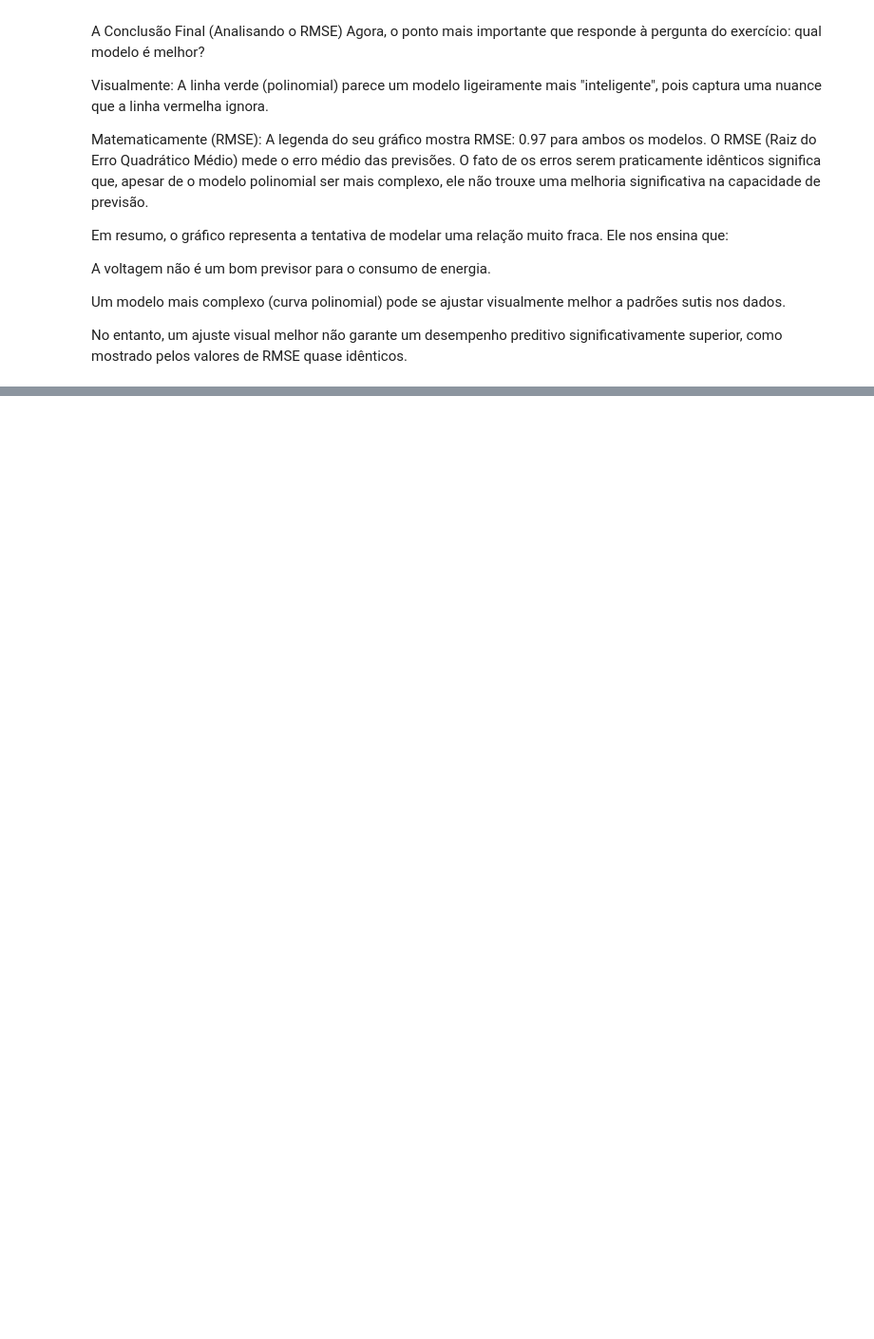
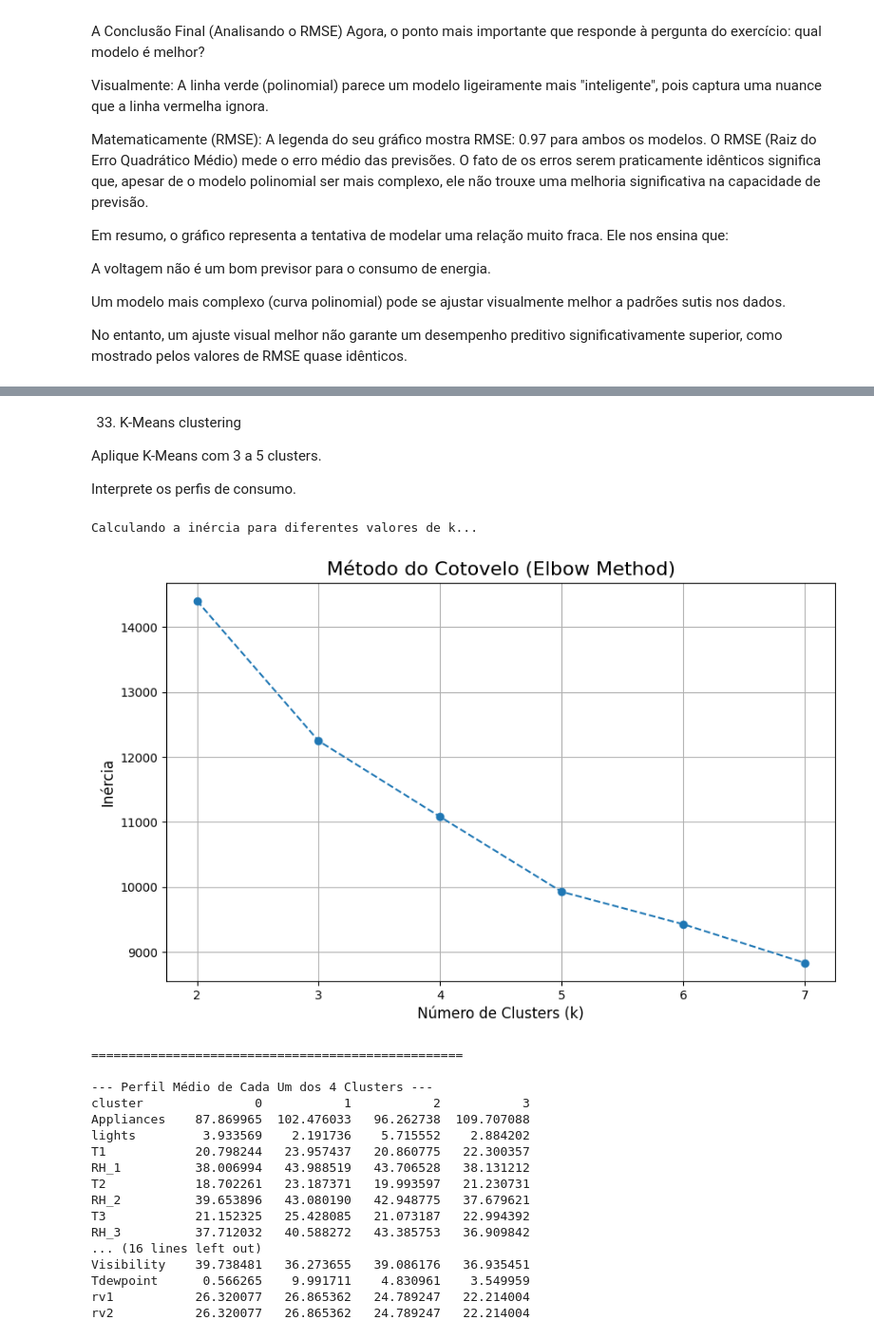
Before and after one commit to ArthurBispo00/CP1-Analise-de-dados-de-Energia, a Jupyter notebook: CP1_Analise_de_dados_de_Energia.ipynb, the cells around one changed output, grey strips where cells are left out. Shown at 95% size. Cells and saved outputs as stored; diff of their text form; code cells hidden in the pictures; blank space fills up the shorter version.

```diff
--- a/CP1_Analise_de_dados_de_Energia.ipynb
+++ b/CP1_Analise_de_dados_de_Energia.ipynb
@@ -1193,0 +1658,73 @@ No entanto, um ajuste visual melhor não garante um desempenho preditivo signifi
+# %% [markdown]
+33. K-Means clustering
+
+Aplique K-Means com 3 a 5 clusters.
+
+Interprete os perfis de consumo.
+# %%
+from sklearn.cluster import KMeans
+import matplotlib.pyplot as plt
+import seaborn as sns
+import pandas as pd
+
+# Os dados já foram normalizados na questão 29 em 'df_appliances_scaled'
+
+# --- 1. (Opcional, mas recomendado) Método do Cotovelo ---
+# Para escolher o melhor número de clusters (k)
+print("Calculando a inércia para diferentes valores de k...")
+inertia = []
+k_range = range(2, 8) # Vamos testar de 2 a 7 clusters
+
+for k in k_range:
+    kmeans = KMeans(n_clusters=k, random_state=42, n_init='auto', verbose=0)
+    kmeans.fit(df_appliances_scaled)
+    inertia.append(kmeans.inertia_)
+
+# Plotando o gráfico do cotovelo
+plt.figure(figsize=(10, 6))
+plt.plot(k_range, inertia, marker='o', linestyle='--')
+plt.title('Método do Cotovelo (Elbow Method)', fontsize=16)
+plt.xlabel('Número de Clusters (k)', fontsize=12)
+plt.ylabel('Inércia', fontsize=12)
+plt.grid(True)
+plt.show()
+
+
+# --- 2. Aplicar K-Means ---
+# O gráfico do cotovelo provavelmente mostrará um "cotovelo" em k=3 ou k=4.
+# Vamos escolher k=4 como um bom valor para a análise.
+chosen_k = 4
+kmeans_final = KMeans(n_clusters=chosen_k, random_state=42, n_init='auto')
+kmeans_final.fit(df_appliances_scaled)
+
+# Adiciona os rótulos do cluster ao DataFrame ORIGINAL (não-normalizado) para facilitar a interpretação
+df_appliances_clustered = df_appliances.copy()
+df_appliances_clustered['cluster'] = kmeans_final.labels_
+
+
+# --- 3. Interpretar os Perfis de Consumo ---
+print("\n" + "="*50 + "\n")
+print(f"--- Perfil Médio de Cada Um dos {chosen_k} Clusters ---")
+# Usamos .T para transpor a tabela e facilitar a leitura
+cluster_profiles = df_appliances_clustered.groupby('cluster').mean().T
+print(cluster_profiles)
+# %% [output]
+Calculando a inércia para diferentes valores de k...
+[figure, added]
+==================================================
+
+--- Perfil Médio de Cada Um dos 4 Clusters ---
+cluster               0           1           2           3
+Appliances    87.869965  102.476033   96.262738  109.707088
+lights         3.933569    2.191736    5.715552    2.884202
+T1            20.798244   23.957437   20.860775   22.300357
+RH_1          38.006994   43.988519   43.706528   38.131212
+T2            18.702261   23.187371   19.993597   21.230731
+RH_2          39.653896   43.080190   42.948775   37.679621
+T3            21.152325   25.428085   21.073187   22.994392
+RH_3          37.712032   40.588272   43.385753   36.909842
+... (16 lines left out)
+Visibility    39.738481   36.273655   39.086176   36.935451
+Tdewpoint      0.566265    9.991711    4.830961    3.549959
+rv1           26.320077   26.865362   24.789247   22.214004
+rv2           26.320077   26.865362   24.789247   22.214004
```
Also changed, not shown: parts of 29 cells of this notebook.
